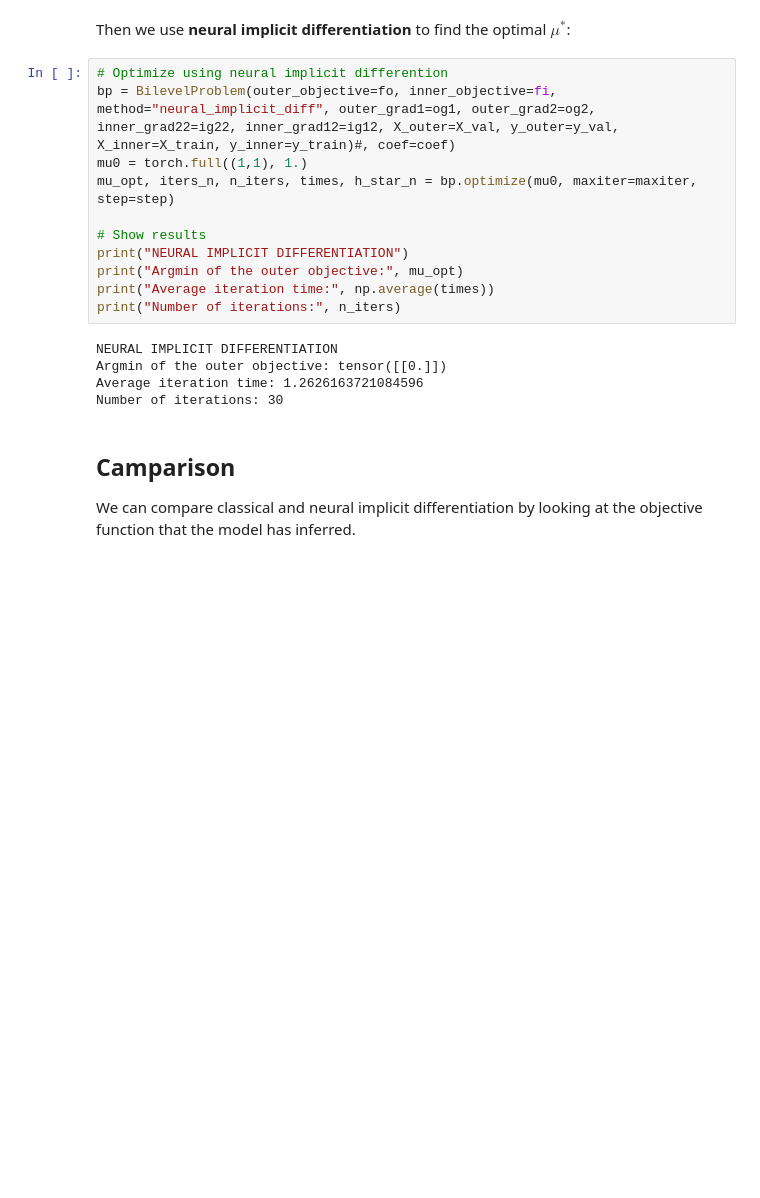
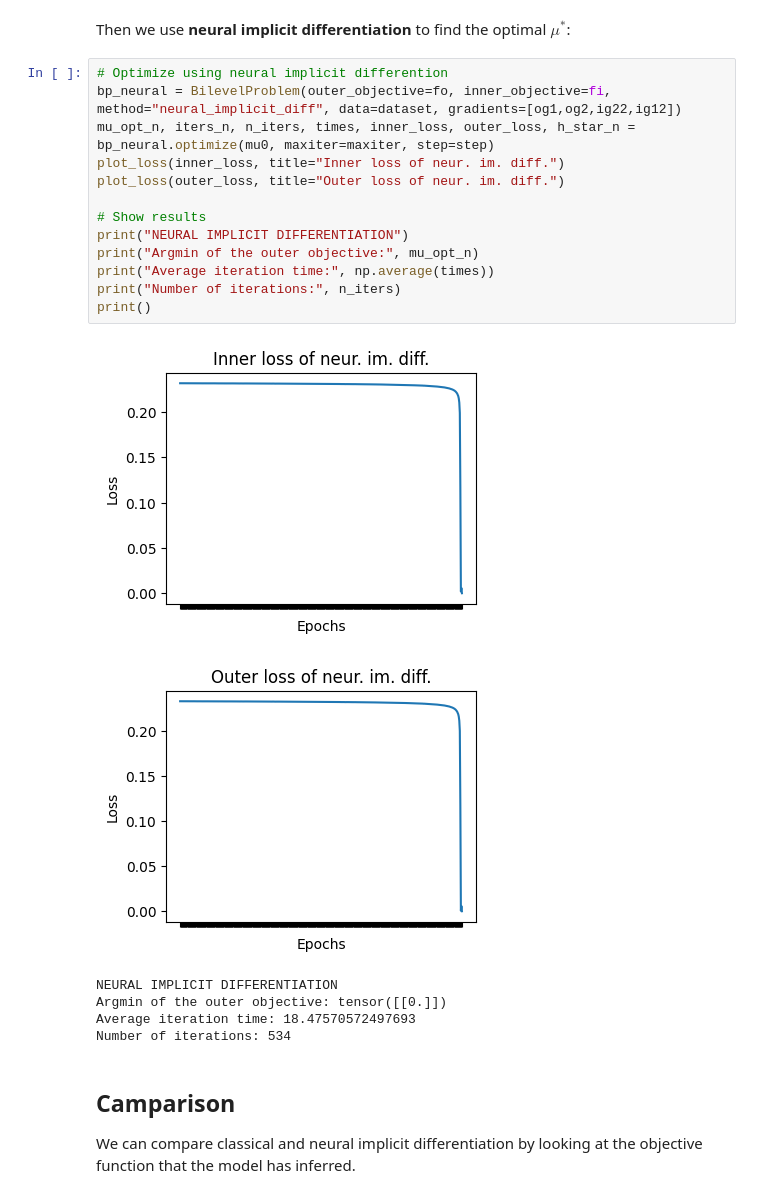
Before and after one commit to petrulii/Bilevel-Optimization-101, a Jupyter notebook: src/bilevel_optimization_deterministic.ipynb, the cells around one changed output. Saved outputs shown, nothing was run; the diff lists cells and outputs as text; blank space fills up the shorter version.

```diff
--- a/src/bilevel_optimization_deterministic.ipynb
+++ b/src/bilevel_optimization_deterministic.ipynb
@@ -136,20 +143,24 @@ ig12 = lambda mu, h, X_in, y_in: 2*h(X_in)
 Then we use **neural implicit differentiation** to find the optimal $\mu^*$:
 # %%
 # Optimize using neural implicit differention
-bp = BilevelProblem(outer_objective=fo, inner_objective=fi, method="neural_implicit_diff", outer_grad1=og1, outer_grad2=og2, inner_grad22=ig22, inner_grad12=ig12, X_outer=X_val, y_outer=y_val, X_inner=X_train, y_inner=y_train)#, coef=coef)
-mu0 = torch.full((1,1), 1.)
-mu_opt, iters_n, n_iters, times, h_star_n = bp.optimize(mu0, maxiter=maxiter, step=step)
+bp_neural = BilevelProblem(outer_objective=fo, inner_objective=fi, method="neural_implicit_diff", data=dataset, gradients=[og1,og2,ig22,ig12])
+mu_opt_n, iters_n, n_iters, times, inner_loss, outer_loss, h_star_n = bp_neural.optimize(mu0, maxiter=maxiter, step=step)
+plot_loss(inner_loss, title="Inner loss of neur. im. diff.")
+plot_loss(outer_loss, title="Outer loss of neur. im. diff.")
 
 # Show results
 print("NEURAL IMPLICIT DIFFERENTIATION")
-print("Argmin of the outer objective:", mu_opt)
+print("Argmin of the outer objective:", mu_opt_n)
 print("Average iteration time:", np.average(times))
 print("Number of iterations:", n_iters)
+print()
 # %% [output]
+[figure, added]
+[figure, added]
 NEURAL IMPLICIT DIFFERENTIATION
 Argmin of the outer objective: tensor([[0.]])
-Average iteration time: 1.2626163721084596
-Number of iterations: 30
+Average iteration time: 18.47570572497693
+Number of iterations: 534
 # %% [markdown]
 ## Camparison
 We can compare classical and neural implicit differentiation by looking at the objective function that the model has inferred.
```
Also changed, not shown: parts of 9 cells of this notebook, 3 other files.
